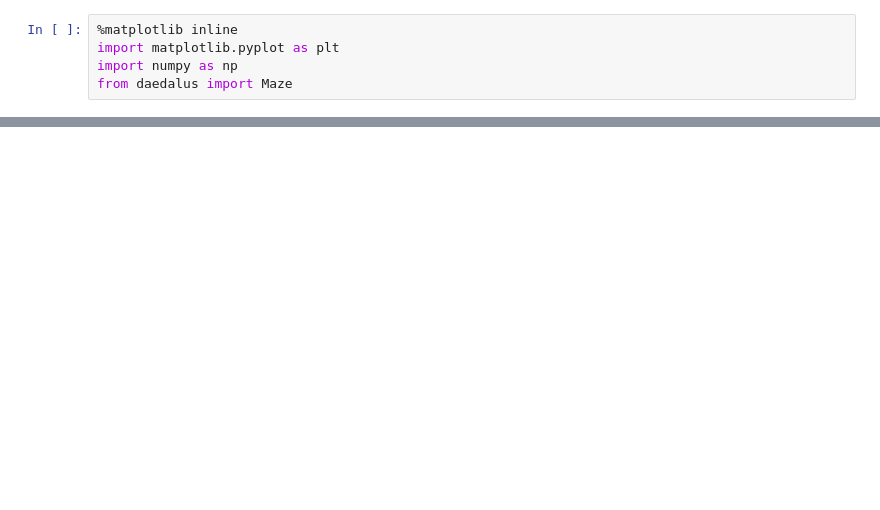
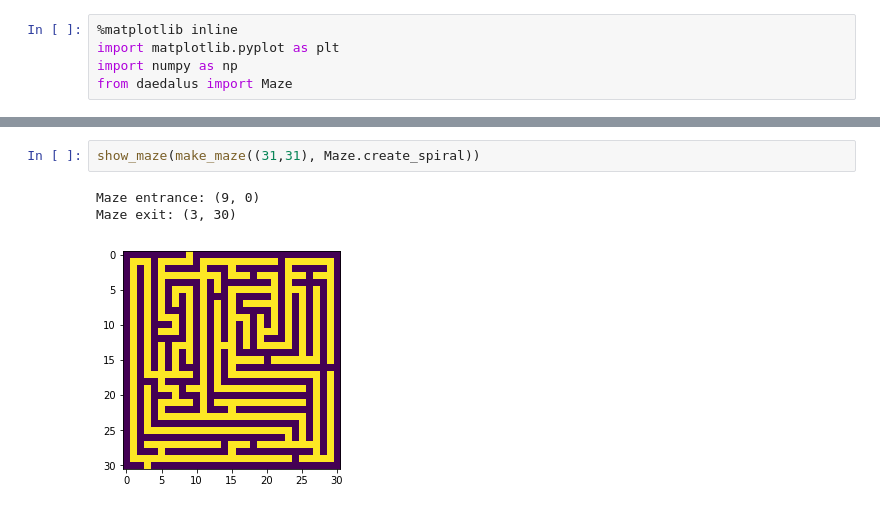
Before and after one commit to wroberts/pydaedalus, a Jupyter notebook: demo.ipynb, the cells around one changed output, grey strips where cells are left out. Drawn from its saved outputs; the diff is of its cells as text; blank space fills up the shorter version.

Commit message:
demo.ipynb: update with more maze types

```diff
--- a/demo.ipynb
+++ b/demo.ipynb
@@ -26,0 +35,6 @@ show_maze(make_maze((31,31),Maze.create_unicursal))
+# %%
+show_maze(make_maze((31,31), Maze.create_spiral))
+# %% [output]
+Maze entrance: (9, 0)
+Maze exit: (3, 30)
+[figure, added]
```
Also changed, not shown: parts of 7 cells of this notebook.
